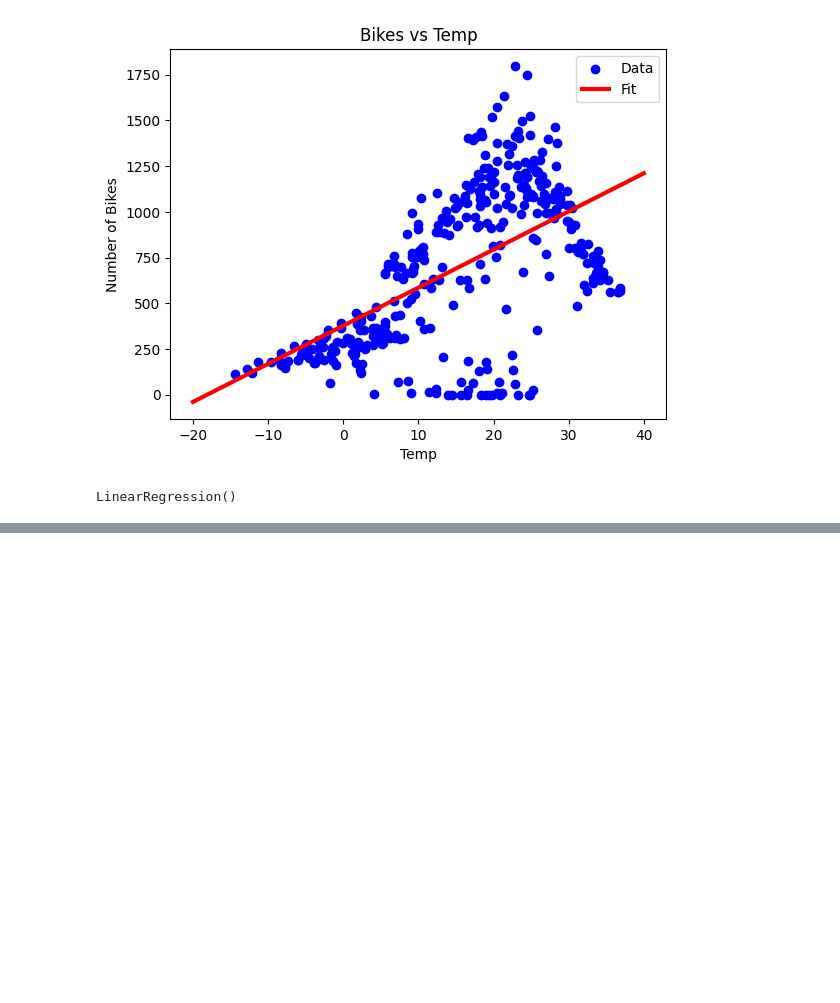
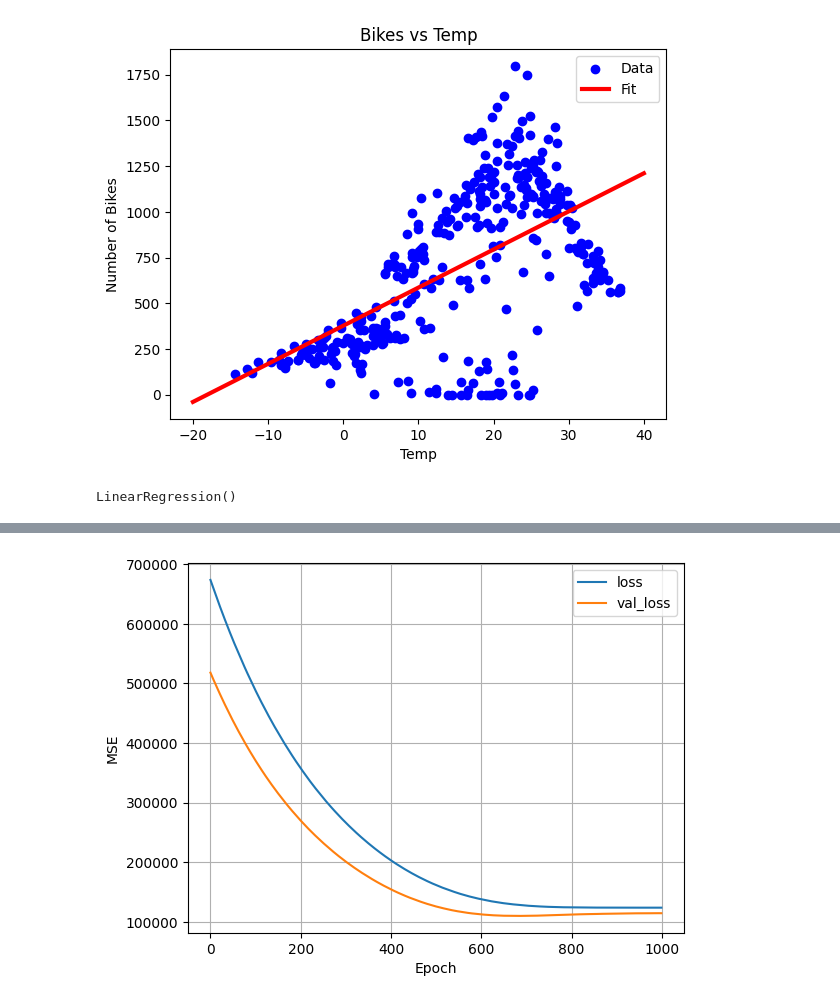
Before and after one commit to emirkizilcim0/Machine-Learning, a Jupyter notebook: bikes_regression.ipynb, the cells around one changed output, grey strips where cells are left out. Drawn from its saved outputs; the diff is of its cells as text; code cells hidden in the pictures; blank space fills up the shorter version.

```diff
--- a/bikes_regression.ipynb
+++ b/bikes_regression.ipynb
@@ -152,0 +152,4 @@ ValueError: Data cardinality is ambiguous. Make sure all arrays contain the same
+# %%
+plot_loss(history)
+# %% [output]
+[figure, added]
```
Also changed, not shown: parts of 25 cells of this notebook, 1 other file.
